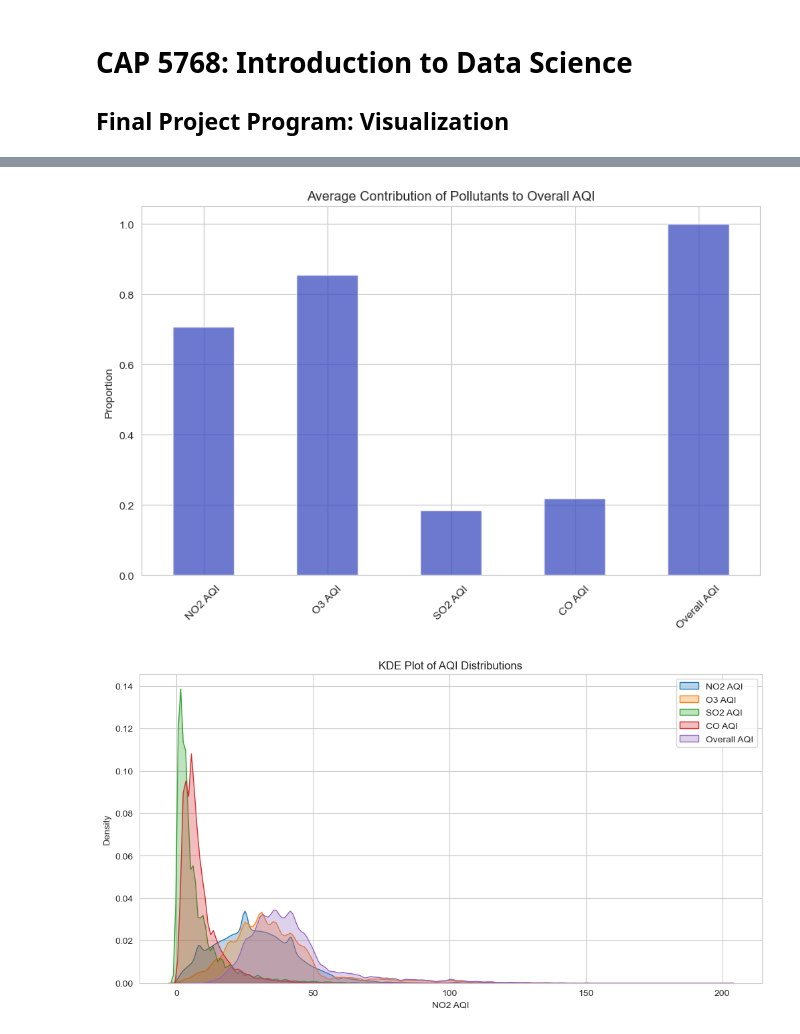
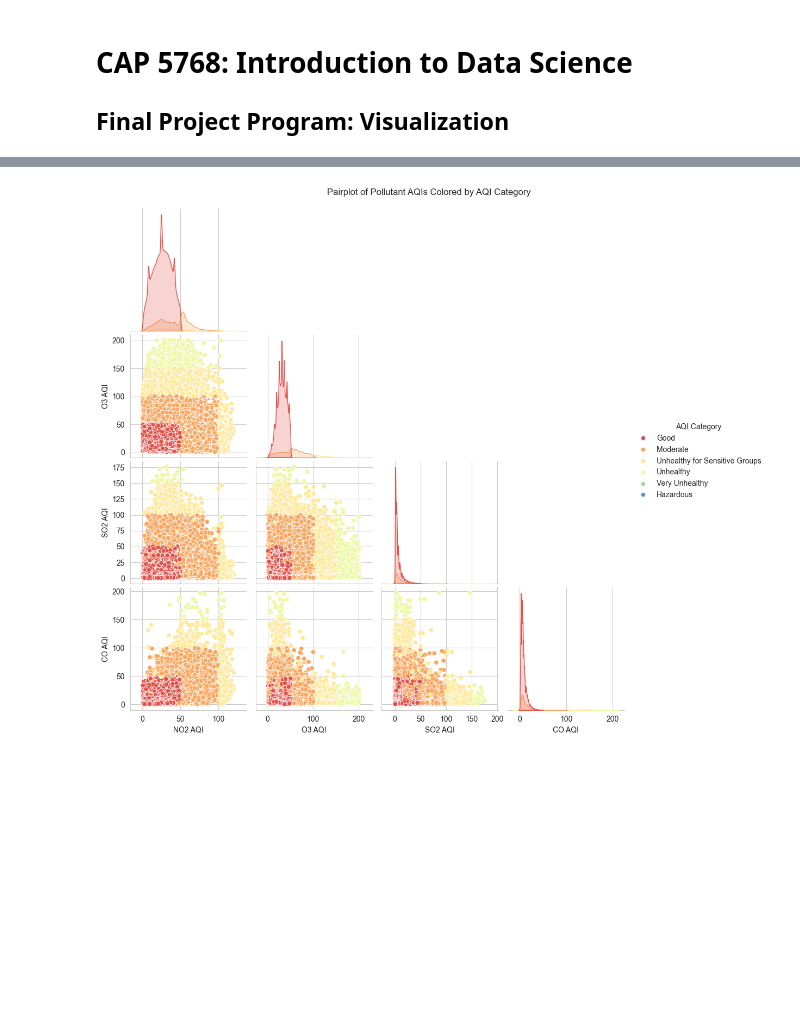
Before and after one commit to Ivan-codes99/forecasting-aqi, a Jupyter notebook: data_processing/data_visualization.ipynb, the cells around one changed output, grey strips where cells are left out. Cells and saved outputs as stored; diff of their text form; code cells hidden in the pictures; blank space fills up the shorter version.

```diff
--- a/data_processing/data_visualization.ipynb
+++ b/data_processing/data_visualization.ipynb
@@ -9,5 +11,5 @@ import matplotlib.pyplot as plt
 # %%
-data = pd.read_csv(r'cleaned_dataset.csv')
+data = pd.read_csv('../../cleaned_dataset.csv')
 
 # Set seaborn style
 sns.set_style("whitegrid")
@@ -100,8 +80,6 @@ plt.title("Average Contribution of Pollutants to Overall AQI")
 plt.ylabel("Proportion")
 plt.xticks(rotation=45)
 plt.show()
-# %% [output]
-[figure, removed]
 # %%
 plt.figure(figsize=(12, 6))
 for pollutant in pollutants:
@@ -109,5 +87,3 @@ for pollutant in pollutants:
 plt.title("KDE Plot of AQI Distributions")
 plt.legend()
 plt.show()
-# %% [output]
-[figure, removed]
@@ -113,0 +118,17 @@ plt.show()
+# %%
+#This one's not very insightful
+
+# Step 1: Bin Overall AQI into categories (if not already done)
+bins = [0, 50, 100, 150, 200, 300, 500]
+labels = ['Good', 'Moderate', 'Unhealthy for Sensitive Groups', 'Unhealthy', 'Very Unhealthy', 'Hazardous']
+data['AQI Category'] = pd.cut(data['Overall AQI'], bins=bins, labels=labels)
+
+# Step 2: Choose a few key features to avoid overplotting
+selected_features = ['NO2 AQI', 'O3 AQI', 'SO2 AQI', 'CO AQI', 'AQI Category']
+
+# Step 3: Create pairplot
+sns.pairplot(data[selected_features], hue='AQI Category', palette='Spectral', diag_kind='kde', corner=True)
+plt.suptitle('Pairplot of Pollutant AQIs Colored by AQI Category', y=1.02)
+plt.show()
+# %% [output]
+[figure, added]
```
Also changed, not shown: parts of 13 cells of this notebook, 7 other files.
